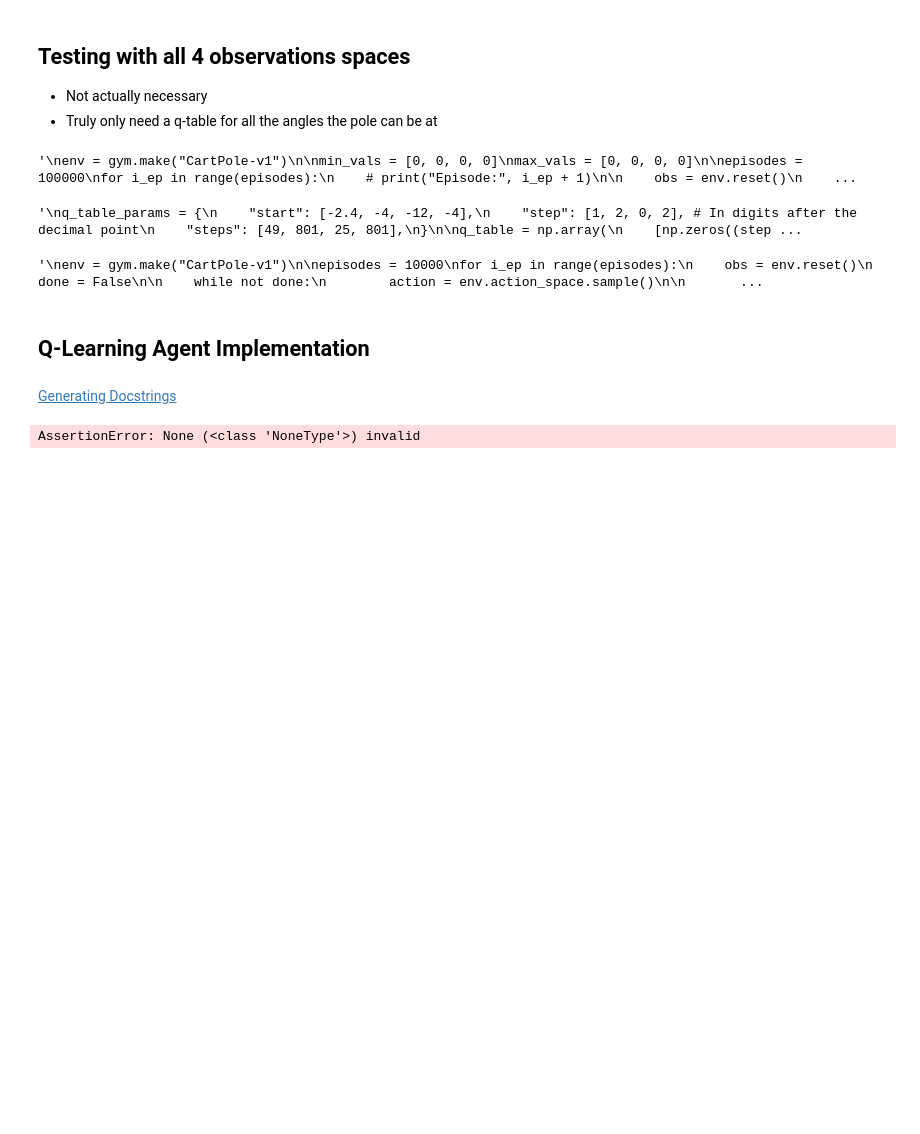
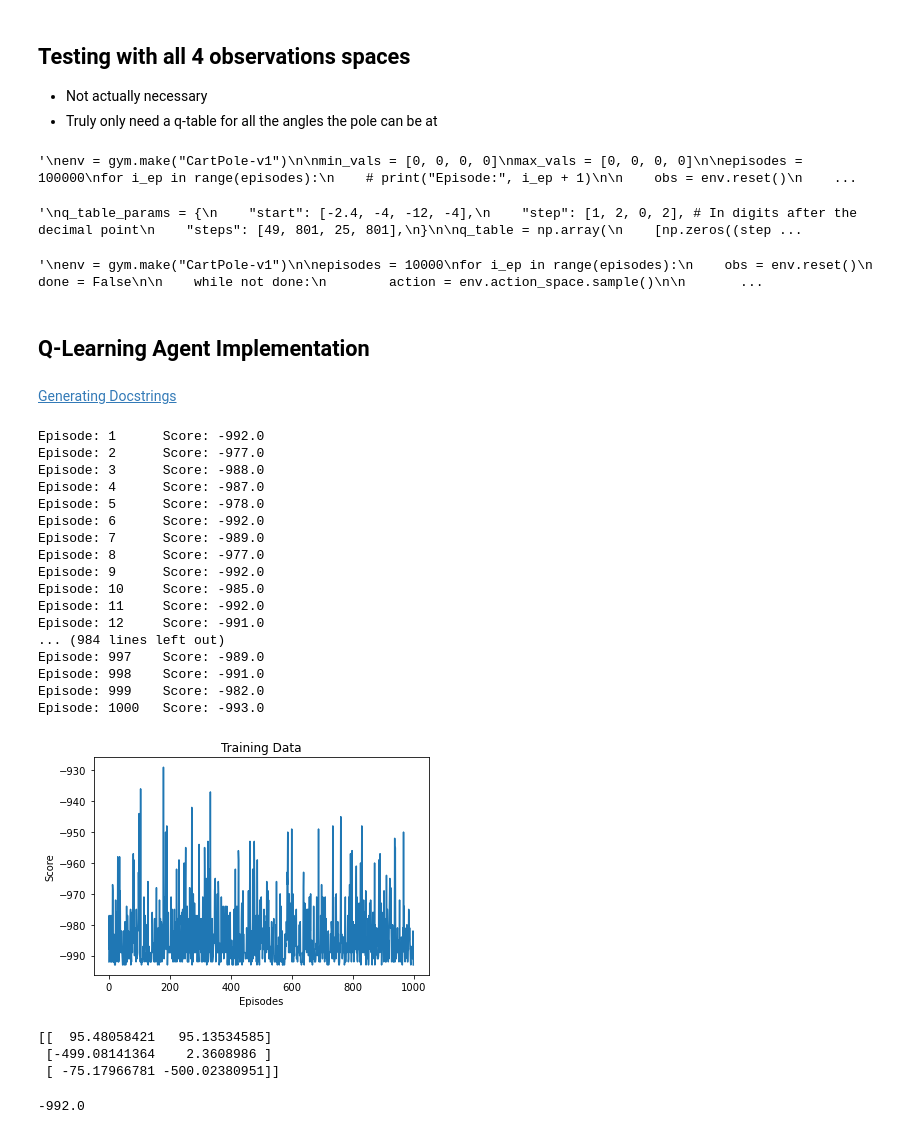
Before and after one commit to JragonAD/RPI-Advanced-Game-AI-Summer-Semester, a Jupyter notebook: week2/class0/cartpole-ql.ipynb, the cells around one changed output. Drawn from its saved outputs; the diff is of its cells as text; code cells hidden in the pictures; blank space fills up the shorter version.

```diff
--- a/week2/class0/cartpole-ql.ipynb
+++ b/week2/class0/cartpole-ql.ipynb
@@ -159,36 +200,0 @@ def q_func(reward, q_current_value, q_forward_value):
-# %%
-class QAgent:
-    def __init__(self):
-        self.q_table = np.zeros((29, 2))
-
-        self.env = None
-        self.make()
-
-    def _forward(self, observation):
-        pass
-
-    def evaluate(self, render=False):
-        env = self.env
-
-        obs = env.reset()
-        done = False
-
-        for i in range(200):
-            if render:
-                env.render()
-
-            action = self._forward(obs)
-
-            obs, rew, done, _ = env.step(action)
-
-        print(done)
-
-
-    def make(self):
-        if self.env is None:
-            self.env = gym.make(ENV_NAME)
-
-    def close(self):
-        if self.env is not None:
-            self.env.close()
-            self.env = None
@@ -195,5 +280,34 @@ class QAgent:
 # %%
 a = QAgent()
-a.evaluate()
-# %% [output]
-AssertionError: None (<class 'NoneType'>) invalid
+# %%
+scores = train(a, 1000)
+graph(scores)
+# %% [output]
+Episode: 1      Score: -992.0
+Episode: 2      Score: -977.0
+Episode: 3      Score: -988.0
+Episode: 4      Score: -987.0
+Episode: 5      Score: -978.0
+Episode: 6      Score: -992.0
+Episode: 7      Score: -989.0
+Episode: 8      Score: -977.0
+Episode: 9      Score: -992.0
+Episode: 10     Score: -985.0
+Episode: 11     Score: -992.0
+Episode: 12     Score: -991.0
+... (984 lines left out)
+Episode: 997    Score: -989.0
+Episode: 998    Score: -991.0
+Episode: 999    Score: -982.0
+Episode: 1000   Score: -993.0
+[figure, added]
+# %%
+print(a.q_table)
+# %% [output]
+[[  95.48058421   95.13534585]
+ [-499.08141364    2.3608986 ]
+ [ -75.17966781 -500.02380951]]
+# %%
+a.evaluate(render=True)
+# %% [output]
+-992.0
```
Also changed, not shown: parts of 5 cells of this notebook, 4 other files.
